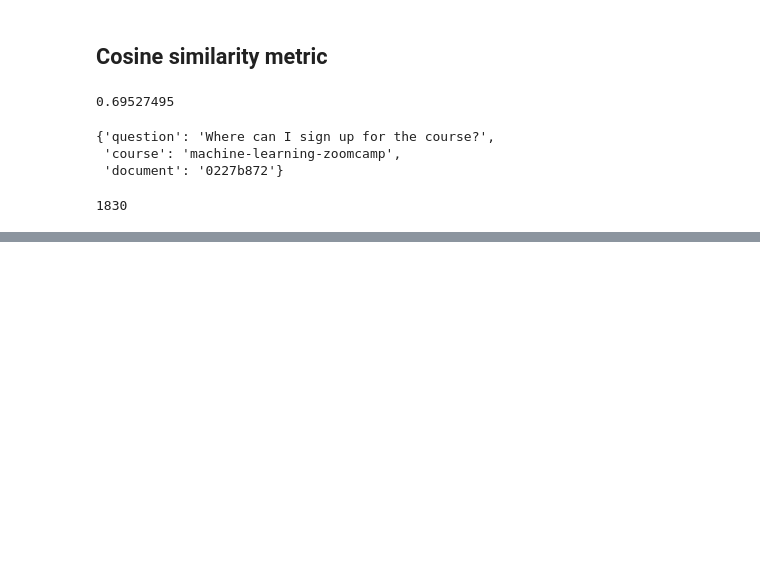
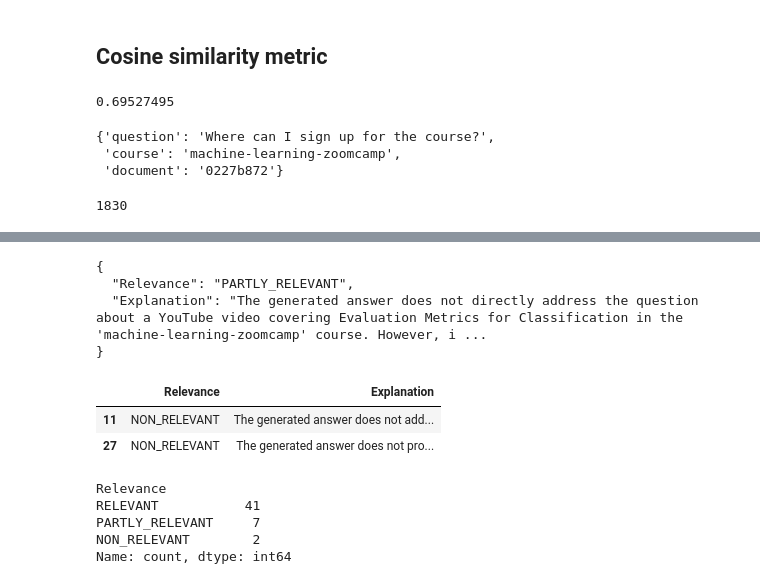
Before and after one commit to ozgeozge/llm-zoomcamp, a Jupyter notebook: 04-Monitoring/offline-rag-evaluation.ipynb, the cells around one changed output, grey strips where cells are left out. Drawn from its saved outputs; the diff is of its cells as text; code cells hidden in the pictures; blank space fills up the shorter version.

```diff
--- a/04-Monitoring/offline-rag-evaluation.ipynb
+++ b/04-Monitoring/offline-rag-evaluation.ipynb
@@ -330,0 +575,3 @@ df_phi3.to_csv('data/results-phi3.csv', index=False)
+# %%
+prompt = prompt2_template.format(**record)
+print(prompt)
@@ -330,0 +596,36 @@ df_phi3.to_csv('data/results-phi3.csv', index=False)
+# %%
+evaluation = llm(prompt)
+print(evaluation)
+# %% [output]
+{
+  "Relevance": "PARTLY_RELEVANT",
+  "Explanation": "The generated answer does not directly address the question about a YouTube video covering Evaluation Metrics for Classification in the 'machine-learning-zoomcamp' course. However, i ...
+}
+# %%
+evaluations_2 = []
+
+for record in tqdm(results_mixtral):
+    prompt = prompt2_template.format(**record)
+    evaluation = llm(prompt)
+    evaluations_2.append(evaluation)
+# %%
+json_evaluations_2 = []
+
+for i, str_eval in enumerate(evaluations_2):
+    json_eval = json.loads(str_eval)
+    json_evaluations_2.append(json_eval)
+# %%
+df_evaluations_2 = pd.DataFrame(json_evaluations_2)
+df_evaluations_2[df_evaluations_2.Relevance == 'NON_RELEVANT']
+# %% [output]
+|  | Relevance | Explanation |
+| 11 | NON_RELEVANT | The generated answer does not add... |
+| 27 | NON_RELEVANT | The generated answer does not pro... |
+# %%
+df_evaluations_2.Relevance.value_counts()
+# %% [output]
+Relevance
+RELEVANT           41
+PARTLY_RELEVANT     7
+NON_RELEVANT        2
+Name: count, dtype: int64
```
Also changed, not shown: parts of 52 cells of this notebook, 6 other files.
